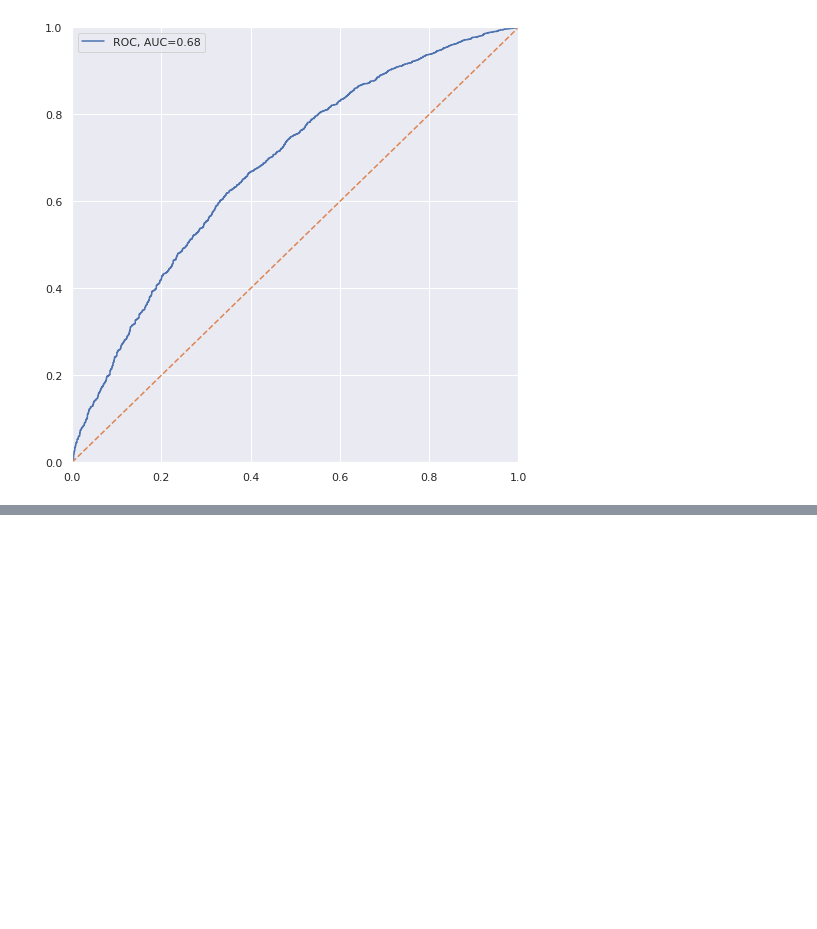
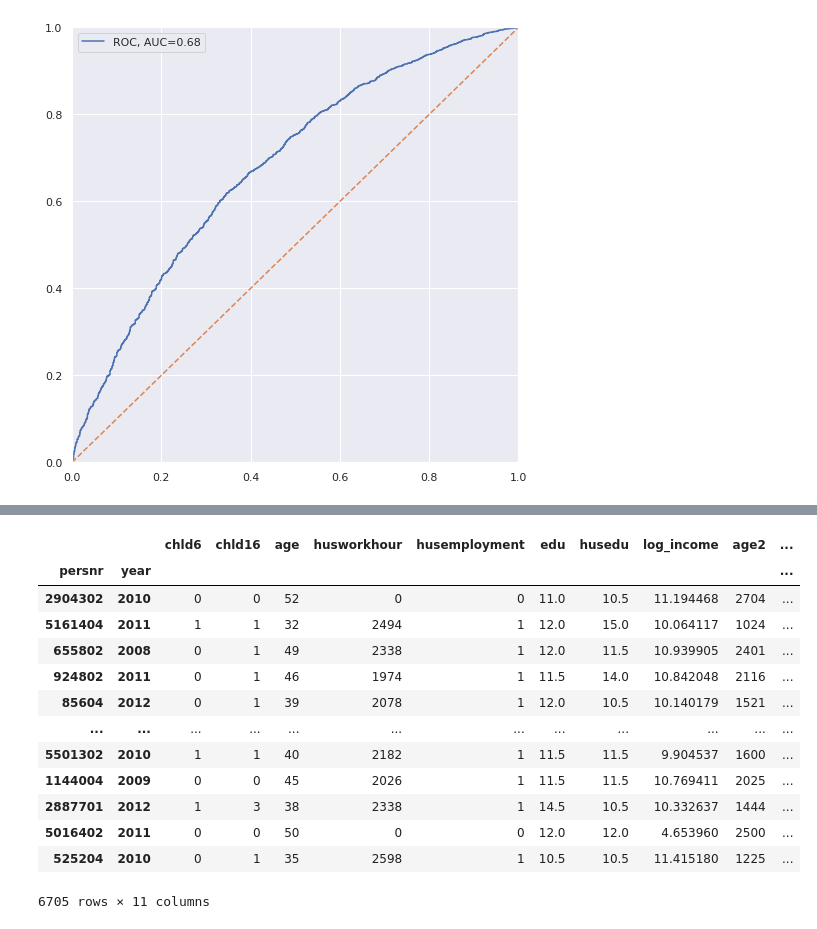
Before and after one commit to sijichun/PythonTutor, a Jupyter notebook: T29_logistic_regression.ipynb.ipynb, the cells around one changed output, grey strips where cells are left out. Cells and saved outputs as stored; diff of their text form; code cells hidden in the pictures; blank space fills up the shorter version.

```diff
--- a/T29_logistic_regression.ipynb.ipynb
+++ b/T29_logistic_regression.ipynb.ipynb
@@ -166,0 +202,22 @@ plt.show()
+# %%
+X['employment']=y
+## 产生一个随机顺序，并排序，从而顺序是随机的
+X['random_order']=np.random.random(X.shape[0])
+X=X.sort_values(['random_order'])
+X=X.drop('random_order', axis=1)
+X
+# %% [output]
+|  |  | chld6 | chld16 | age | husworkhour | husemployment | edu | husedu | log_income | age2 | ... |
+| persnr | year |  |  |  |  |  |  |  |  |  | ... |
+| 2904302 | 2010 | 0 | 0 | 52 | 0 | 0 | 11.0 | 10.5 | 11.194468 | 2704 | ... |
+| 5161404 | 2011 | 1 | 1 | 32 | 2494 | 1 | 12.0 | 15.0 | 10.064117 | 1024 | ... |
+| 655802 | 2008 | 0 | 1 | 49 | 2338 | 1 | 12.0 | 11.5 | 10.939905 | 2401 | ... |
+| 924802 | 2011 | 0 | 1 | 46 | 1974 | 1 | 11.5 | 14.0 | 10.842048 | 2116 | ... |
+| 85604 | 2012 | 0 | 1 | 39 | 2078 | 1 | 12.0 | 10.5 | 10.140179 | 1521 | ... |
+| ... | ... | ... | ... | ... | ... | ... | ... | ... | ... | ... | ... |
+| 5501302 | 2010 | 1 | 1 | 40 | 2182 | 1 | 11.5 | 11.5 | 9.904537 | 1600 | ... |
+| 1144004 | 2009 | 0 | 0 | 45 | 2026 | 1 | 11.5 | 11.5 | 10.769411 | 2025 | ... |
+| 2887701 | 2012 | 1 | 3 | 38 | 2338 | 1 | 14.5 | 10.5 | 10.332637 | 1444 | ... |
+| 5016402 | 2011 | 0 | 0 | 50 | 0 | 0 | 12.0 | 12.0 | 4.653960 | 2500 | ... |
+| 525204 | 2010 | 0 | 1 | 35 | 2598 | 1 | 10.5 | 10.5 | 11.415180 | 1225 | ... |
+6705 rows × 11 columns
```
Also changed, not shown: parts of 22 cells of this notebook, 1 other file.
